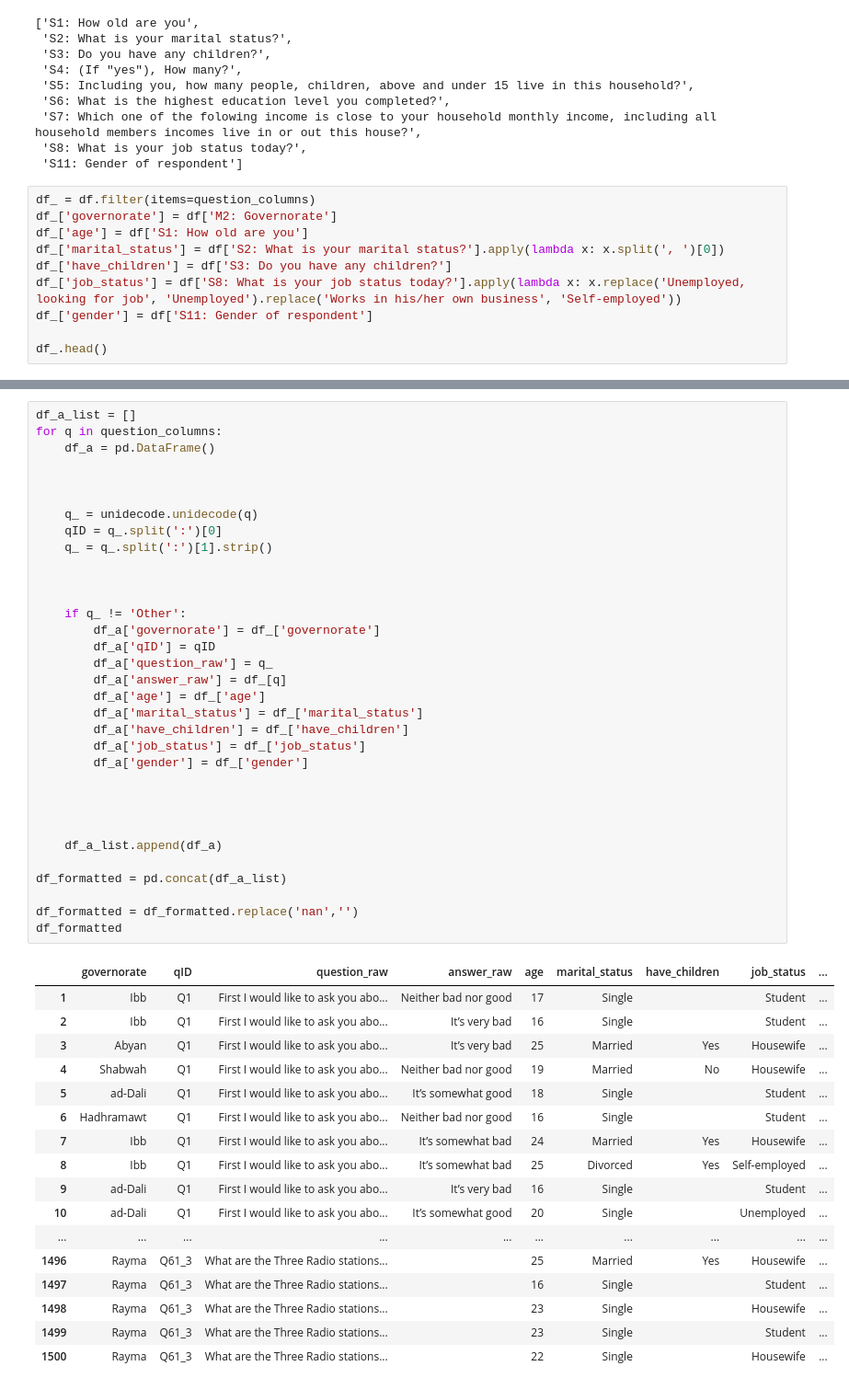
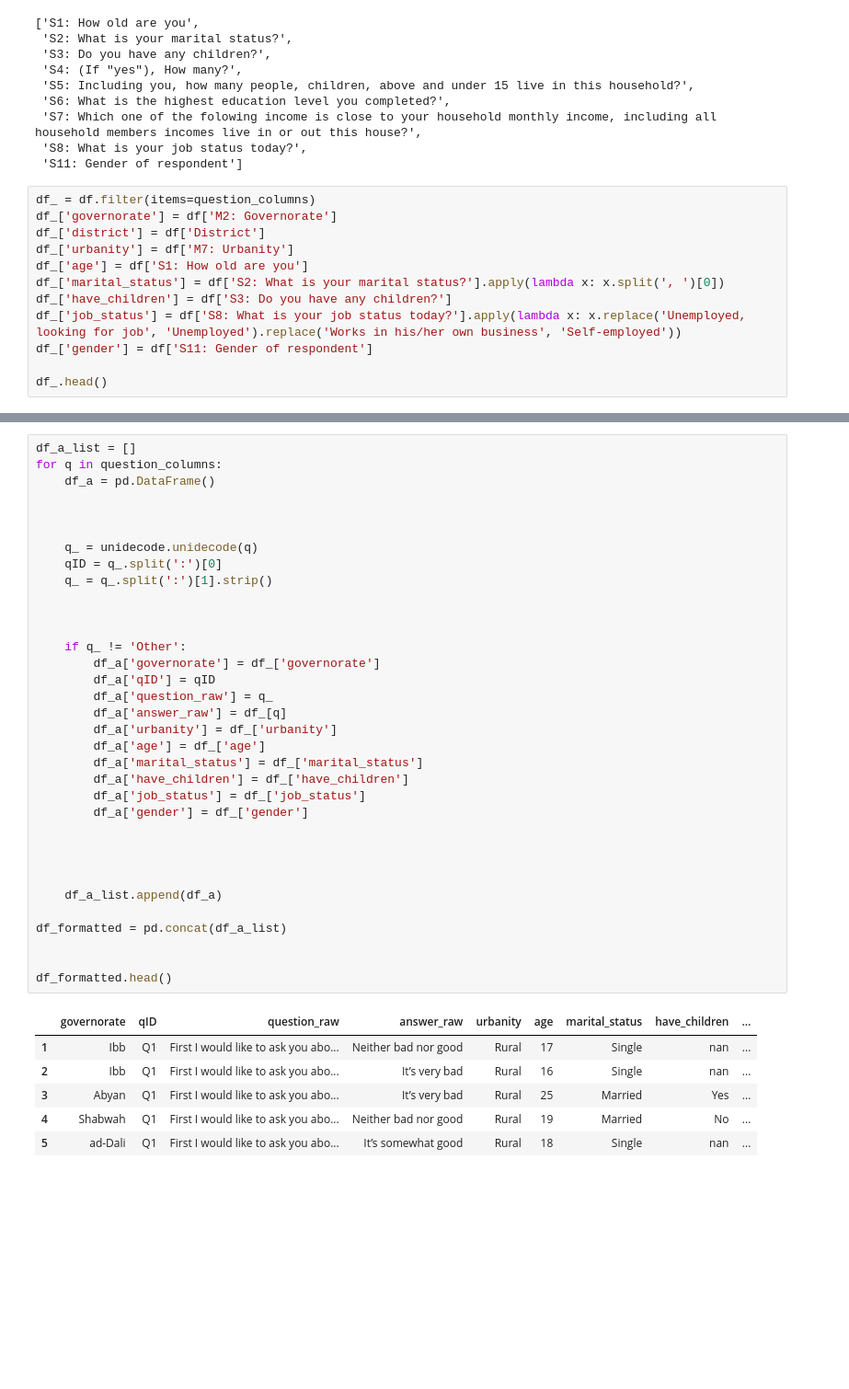
Before and after one commit to cmcenaney/ypc-data, a Jupyter notebook: 1_initial.ipynb, the cells around one changed output, grey strips where cells are left out. Shown at 92% size. Saved outputs shown, nothing was run; the diff lists cells and outputs as text; blank space fills up the shorter version.

```diff
--- a/1_initial.ipynb
+++ b/1_initial.ipynb
@@ -52,6 +52,8 @@ demographic_columns
 # %%
 df_ = df.filter(items=question_columns)
 df_['governorate'] = df['M2: Governorate']
+df_['district'] = df['District']
+df_['urbanity'] = df['M7: Urbanity']
 df_['age'] = df['S1: How old are you']
 df_['marital_status'] = df['S2: What is your marital status?'].apply(lambda x: x.split(', ')[0])
 df_['have_children'] = df['S3: Do you have any children?']
@@ -72,49 +74,39 @@ df_a_list = []
 for q in question_columns:
     df_a = pd.DataFrame()
 
 
 
     q_ = unidecode.unidecode(q)
     qID = q_.split(':')[0]
     q_ = q_.split(':')[1].strip()
 
 
 
     if q_ != 'Other':
         df_a['governorate'] = df_['governorate']
         df_a['qID'] = qID
         df_a['question_raw'] = q_
         df_a['answer_raw'] = df_[q]
+        df_a['urbanity'] = df_['urbanity']
         df_a['age'] = df_['age']
         df_a['marital_status'] = df_['marital_status']
         df_a['have_children'] = df_['have_children']
         df_a['job_status'] = df_['job_status']
         df_a['gender'] = df_['gender']
 
 
 
 
     df_a_list.append(df_a)
 
 df_formatted = pd.concat(df_a_list)
 
-df_formatted = df_formatted.replace('nan','')
-df_formatted
+
+df_formatted.head()
 # %% [output]
-|  | governorate | qID | question_raw | answer_raw | age | marital_status | have_children | job_status | ... |
-| 1 | Ibb | Q1 | First I would like to ask you abo... | Neither bad nor good | 17 | Single |  | Student | ... |
-| 2 | Ibb | Q1 | First I would like to ask you abo... | It’s very bad | 16 | Single |  | Student | ... |
-| 3 | Abyan | Q1 | First I would like to ask you abo... | It’s very bad | 25 | Married | Yes | Housewife | ... |
-| 4 | Shabwah | Q1 | First I would like to ask you abo... | Neither bad nor good | 19 | Married | No | Housewife | ... |
-| 5 | ad-Dali | Q1 | First I would like to ask you abo... | It’s somewhat good | 18 | Single |  | Student | ... |
-| 6 | Hadhramawt | Q1 | First I would like to ask you abo... | Neither bad nor good | 16 | Single |  | Student | ... |
-| 7 | Ibb | Q1 | First I would like to ask you abo... | It’s somewhat bad | 24 | Married | Yes | Housewife | ... |
-| 8 | Ibb | Q1 | First I would like to ask you abo... | It’s somewhat bad | 25 | Divorced | Yes | Self-employed | ... |
-| 9 | ad-Dali | Q1 | First I would like to ask you abo... | It’s very bad | 16 | Single |  | Student | ... |
-| 10 | ad-Dali | Q1 | First I would like to ask you abo... | It’s somewhat good | 20 | Single |  | Unemployed | ... |
-| ... | ... | ... | ... | ... | ... | ... | ... | ... | ... |
-| 1496 | Rayma | Q61_3 | What are the Three Radio stations... |  | 25 | Married | Yes | Housewife | ... |
-| 1497 | Rayma | Q61_3 | What are the Three Radio stations... |  | 16 | Single |  | Student | ... |
-| 1498 | Rayma | Q61_3 | What are the Three Radio stations... |  | 23 | Single |  | Housewife | ... |
-| 1499 | Rayma | Q61_3 | What are the Three Radio stations... |  | 23 | Single |  | Student | ... |
-| 1500 | Rayma | Q61_3 | What are the Three Radio stations... |  | 22 | Single |  | Housewife | ... |
+|  | governorate | qID | question_raw | answer_raw | urbanity | age | marital_status | have_children | ... |
+| 1 | Ibb | Q1 | First I would like to ask you abo... | Neither bad nor good | Rural | 17 | Single | nan | ... |
+| 2 | Ibb | Q1 | First I would like to ask you abo... | It’s very bad | Rural | 16 | Single | nan | ... |
+| 3 | Abyan | Q1 | First I would like to ask you abo... | It’s very bad | Rural | 25 | Married | Yes | ... |
+| 4 | Shabwah | Q1 | First I would like to ask you abo... | Neither bad nor good | Rural | 19 | Married | No | ... |
+| 5 | ad-Dali | Q1 | First I would like to ask you abo... | It’s somewhat good | Rural | 18 | Single | nan | ... |
```
Also changed, not shown: parts of 4 cells of this notebook.
